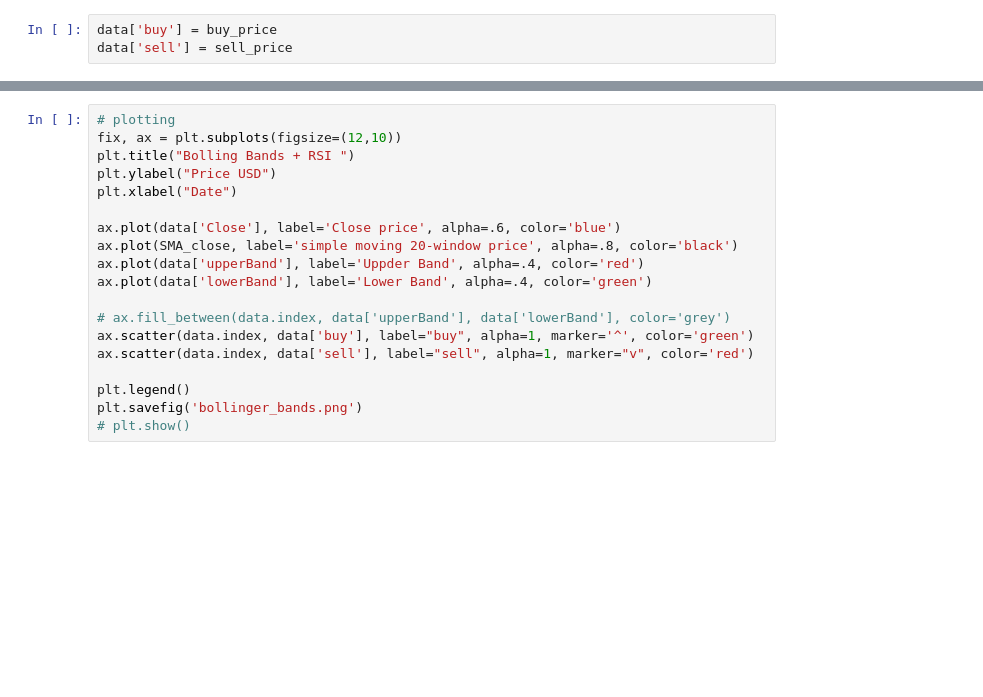
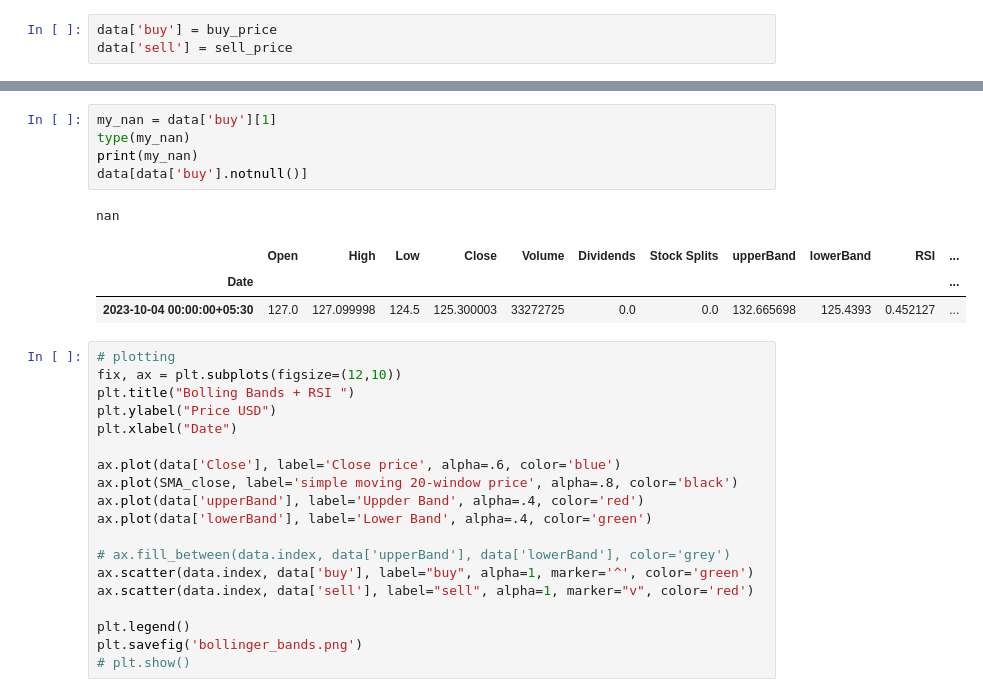
Before and after one commit to waleedtarazi/bollingerSkilleeHub, a Jupyter notebook: skileehub.ipynb, the cells around one changed output, grey strips where cells are left out. Drawn from its saved outputs; the diff is of its cells as text; blank space fills up the shorter version.

```diff
--- a/skileehub.ipynb
+++ b/skileehub.ipynb
@@ -201,6 +201,16 @@ data.head()
 | 2023-05-12 00:00:00+05:30 | 104.925412 | 104.973835 | 103.182308 | 103.375984 | 36794838 | 0.0 | 0.0 | 107.261903 | 102.266132 | 0.000000 | ... |
 | 2023-05-15 00:00:00+05:30 | 103.666510 | 104.780156 | 102.310758 | 104.295959 | 22148028 | 0.0 | 0.0 | 106.739537 | 102.554469 | 0.380000 | ... |
 | 2023-05-16 00:00:00+05:30 | 104.780158 | 105.215939 | 103.811764 | 104.005447 | 18587658 | 0.0 | 0.0 | 106.419560 | 102.617824 | 0.339286 | ... |
+# %%
+my_nan = data['buy'][1]
+type(my_nan)
+print(my_nan)
+data[data['buy'].notnull()]
+# %% [output]
+nan
+|  | Open | High | Low | Close | Volume | Dividends | Stock Splits | upperBand | lowerBand | RSI | ... |
+| Date |  |  |  |  |  |  |  |  |  |  | ... |
+| 2023-10-04 00:00:00+05:30 | 127.0 | 127.099998 | 124.5 | 125.300003 | 33272725 | 0.0 | 0.0 | 132.665698 | 125.4393 | 0.452127 | ... |
 # %%
 # plotting
 fix, ax = plt.subplots(figsize=(12,10))
```
Also changed, not shown: 2 other files.
